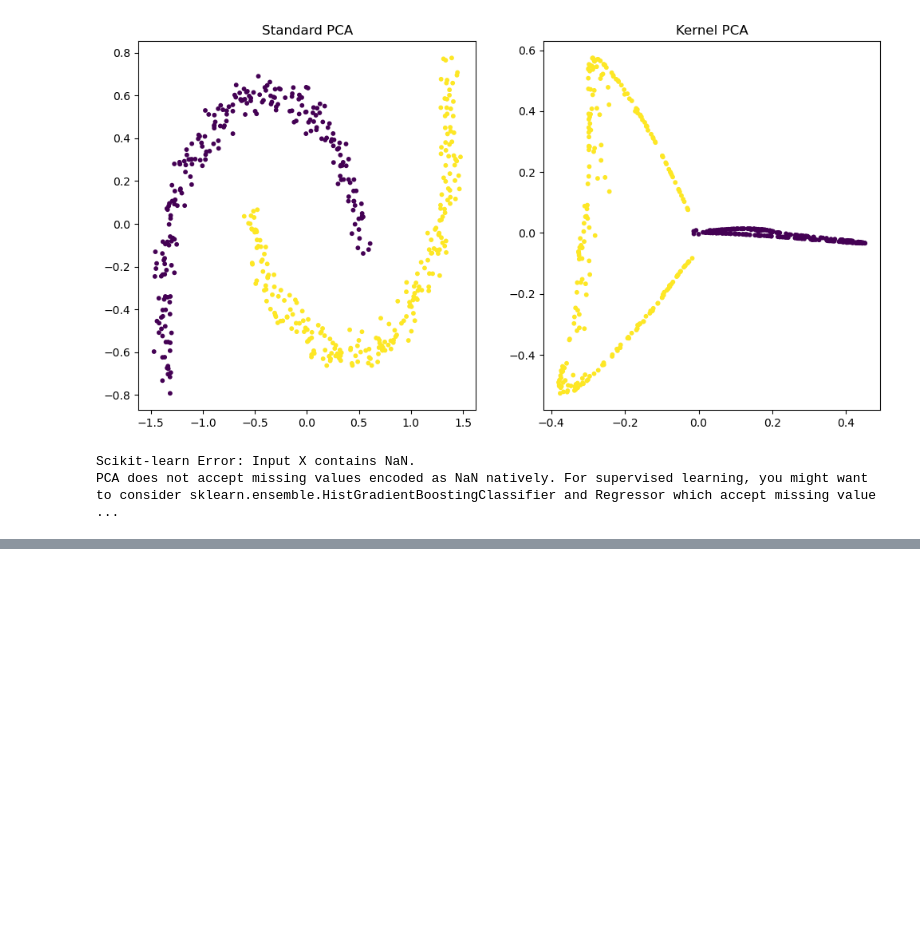
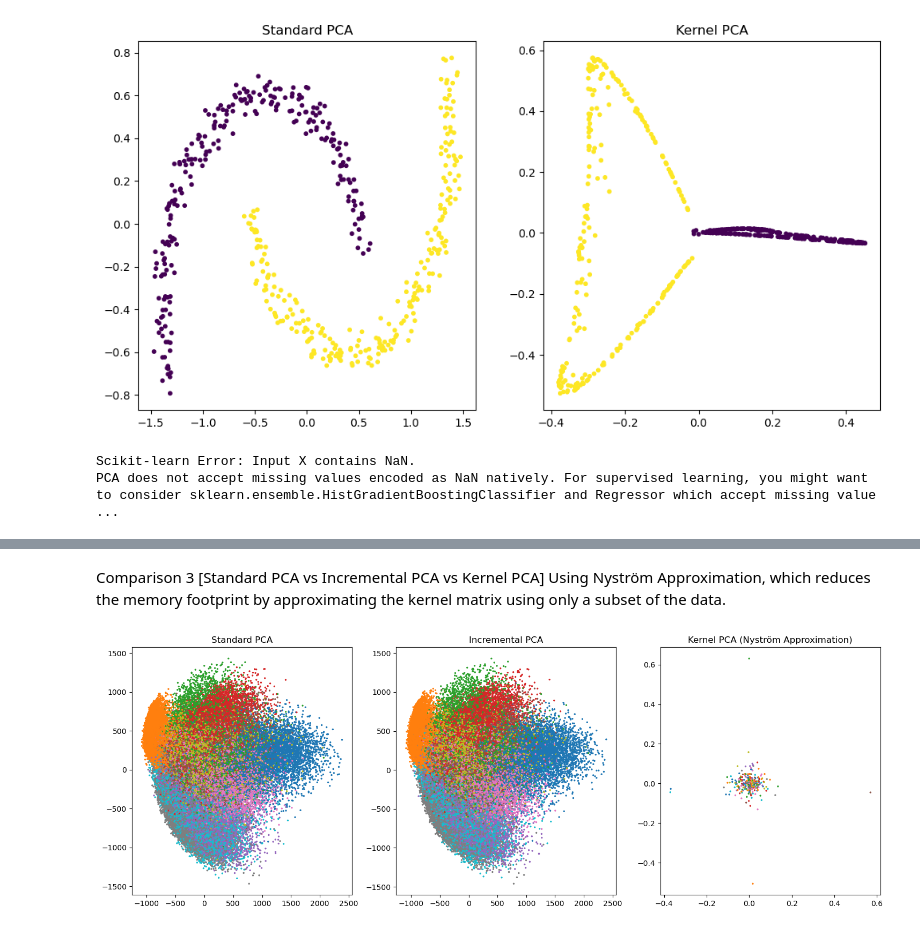
Before and after one commit to ChewXieYang/MachineLearningAssignment, a Jupyter notebook: LabEnhancement_PCA/PCA.ipynb, the cells around one changed output, grey strips where cells are left out. Saved outputs shown, nothing was run; the diff lists cells and outputs as text; code cells hidden in the pictures; blank space fills up the shorter version.

```diff
--- a/LabEnhancement_PCA/PCA.ipynb
+++ b/LabEnhancement_PCA/PCA.ipynb
@@ -211,0 +340,52 @@ PCA does not accept missing values encoded as NaN natively. For supervised learn
+# %% [markdown]
+Comparison 3 [Standard PCA vs Incremental PCA vs Kernel PCA]
+Using Nyström Approximation, which reduces the memory footprint by approximating the kernel matrix using only a subset of the data.
+# %%
+from sklearn.decomposition import PCA, IncrementalPCA
+from sklearn.kernel_approximation import Nystroem
+from sklearn.datasets import fetch_openml
+import matplotlib.pyplot as plt
+
+# Load MNIST
+mnist = fetch_openml('mnist_784', version=1, as_frame=False)
+X_mnist, y_mnist = mnist.data, mnist.target
+
+# Standardize the data
+X_mean = X_mnist.mean(axis=0)
+X_centered = X_mnist - X_mean
+
+# Standard PCA
+pca = PCA(n_components=2)
+X_pca = pca.fit_transform(X_centered)
+
+# Incremental PCA
+ipca = IncrementalPCA(n_components=2, batch_size=1000)
+X_ipca = ipca.fit_transform(X_centered)
+
+# Kernel PCA with Nyström Approximation
+nystroem = Nystroem(kernel='rbf', gamma=1, n_components=300)  # Approximate kernel with 300 components
+X_nystroem = nystroem.fit_transform(X_mnist)
+pca_kpca = PCA(n_components=2)  # Use standard PCA to reduce dimensions
+X_kpca = pca_kpca.fit_transform(X_nystroem)
+
+# Plot results
+plt.figure(figsize=(18, 6))
+
+# Standard PCA
+plt.subplot(1, 3, 1)
+plt.scatter(X_pca[:, 0], X_pca[:, 1], c=y_mnist.astype(int), cmap='tab10', s=2)
+plt.title("Standard PCA")
+
+# Incremental PCA
+plt.subplot(1, 3, 2)
+plt.scatter(X_ipca[:, 0], X_ipca[:, 1], c=y_mnist.astype(int), cmap='tab10', s=2)
+plt.title("Incremental PCA")
+
+# Kernel PCA (Nyström Approximation)
+plt.subplot(1, 3, 3)
+plt.scatter(X_kpca[:, 0], X_kpca[:, 1], c=y_mnist.astype(int), cmap='tab10', s=2)
+plt.title("Kernel PCA (Nyström Approximation)")
+
+plt.show()
+# %% [output]
+[figure, added]
```
Also changed, not shown: parts of 12 cells of this notebook.
